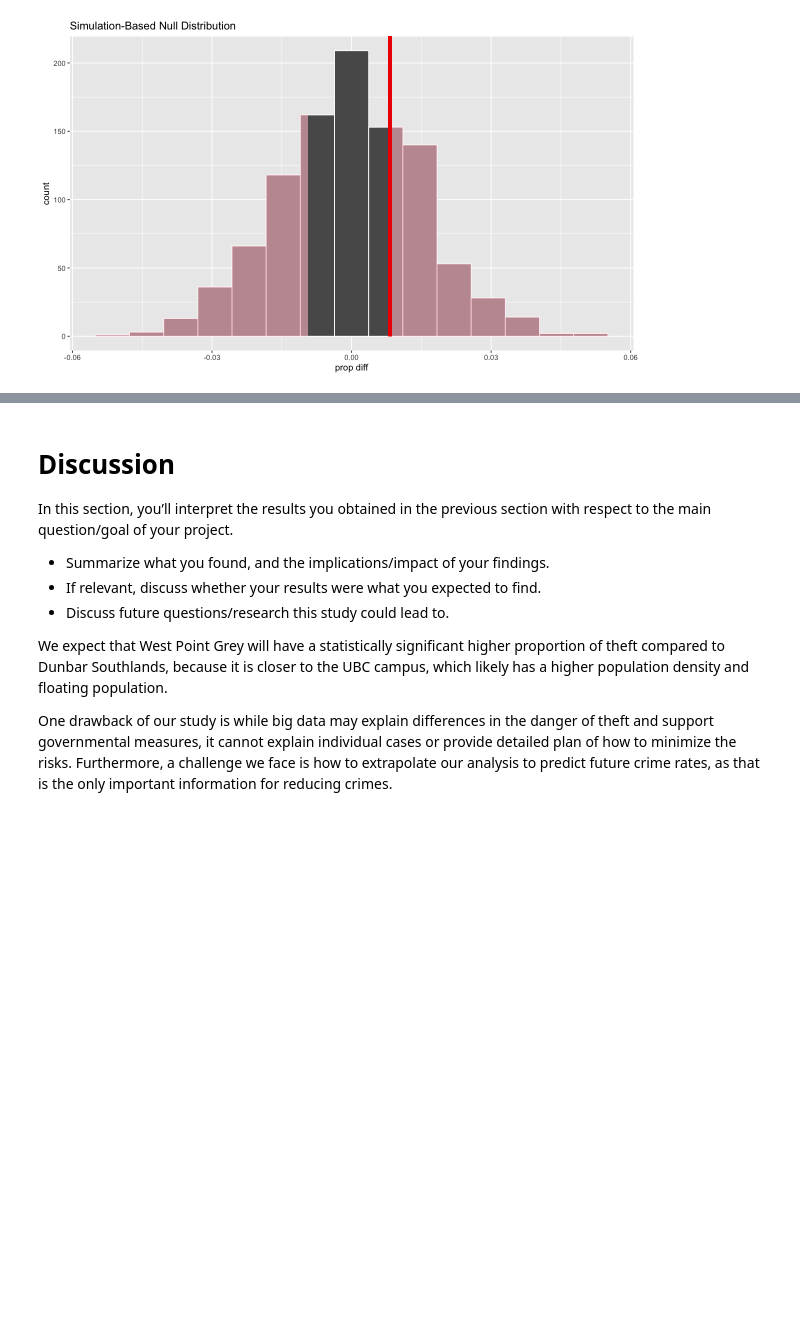
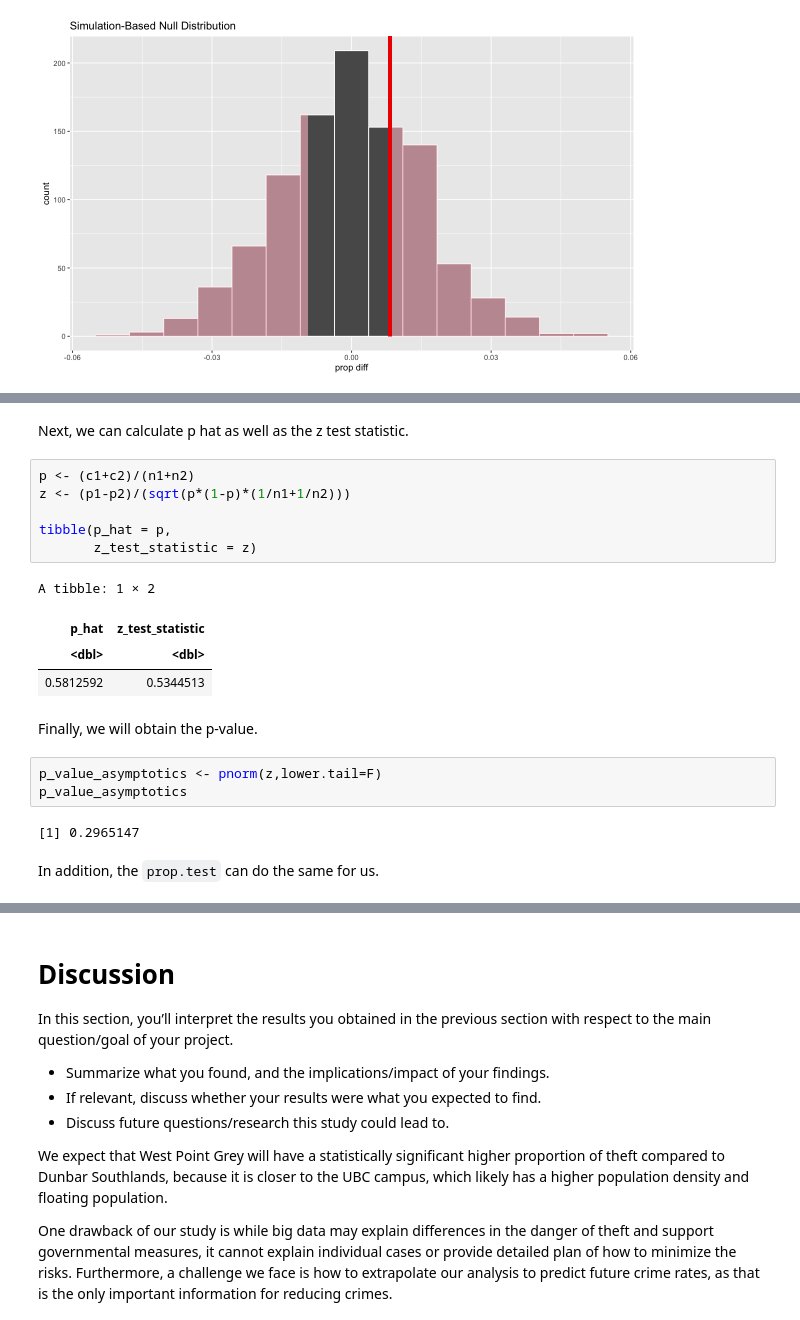
Before and after one commit to fankayii/STAT201_34, a Jupyter notebook: Final Project.ipynb, the cells around one changed output, grey strips where cells are left out. Saved outputs shown, nothing was run; the diff lists cells and outputs as text; blank space fills up the shorter version.

```diff
--- a/Final Project.ipynb
+++ b/Final Project.ipynb
@@ -394 +398,23 @@ p_value
+# %% [markdown]
+Next, we can calculate p hat as well as the z test statistic.
+# %%
+p <- (c1+c2)/(n1+n2)
+z <- (p1-p2)/(sqrt(p*(1-p)*(1/n1+1/n2)))
+
+tibble(p_hat = p,
+       z_test_statistic = z)
+# %% [output]
+A tibble: 1 × 2
+| p_hat | z_test_statistic |
+| <dbl> | <dbl> |
+| 0.5812592 | 0.5344513 |
+# %% [markdown]
+Finally, we will obtain the p-value.
+# %%
+p_value_asymptotics <- pnorm(z,lower.tail=F)
+p_value_asymptotics
+# %% [output]
+[1] 0.2965147
+# %% [markdown]
+In addition, the `prop.test` can do the same for us.
 # %%
```
Also changed, not shown: parts of 25 cells of this notebook.
